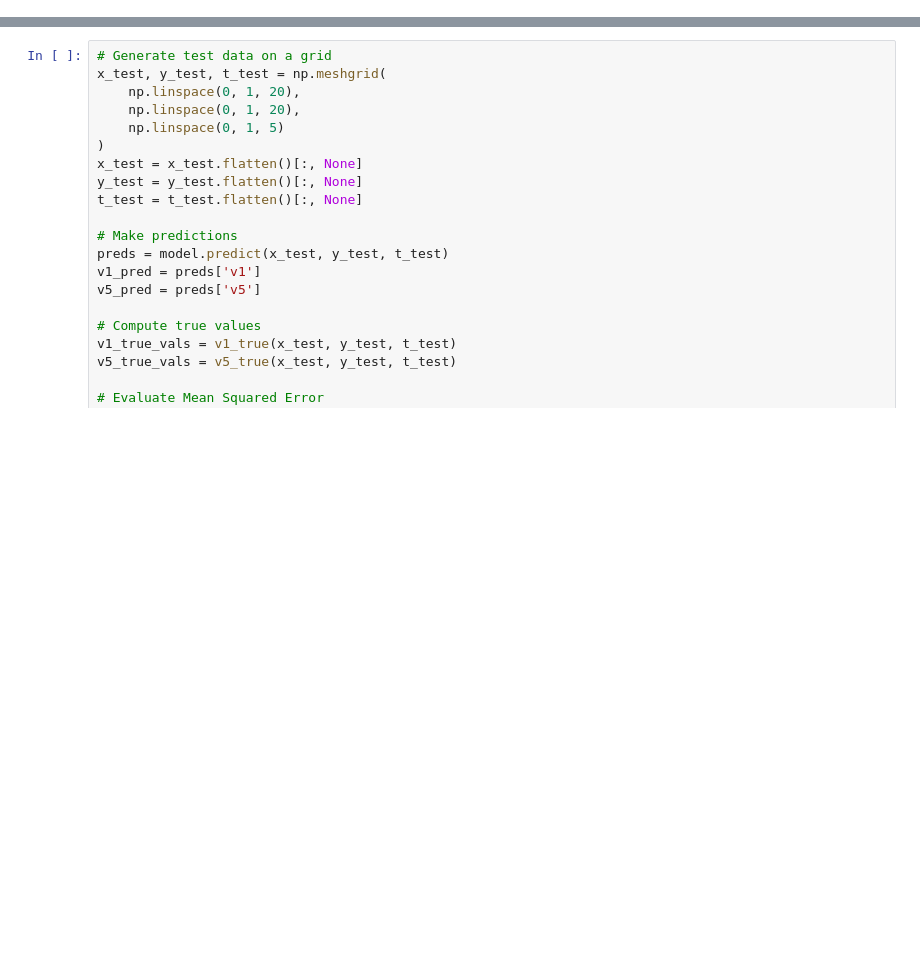
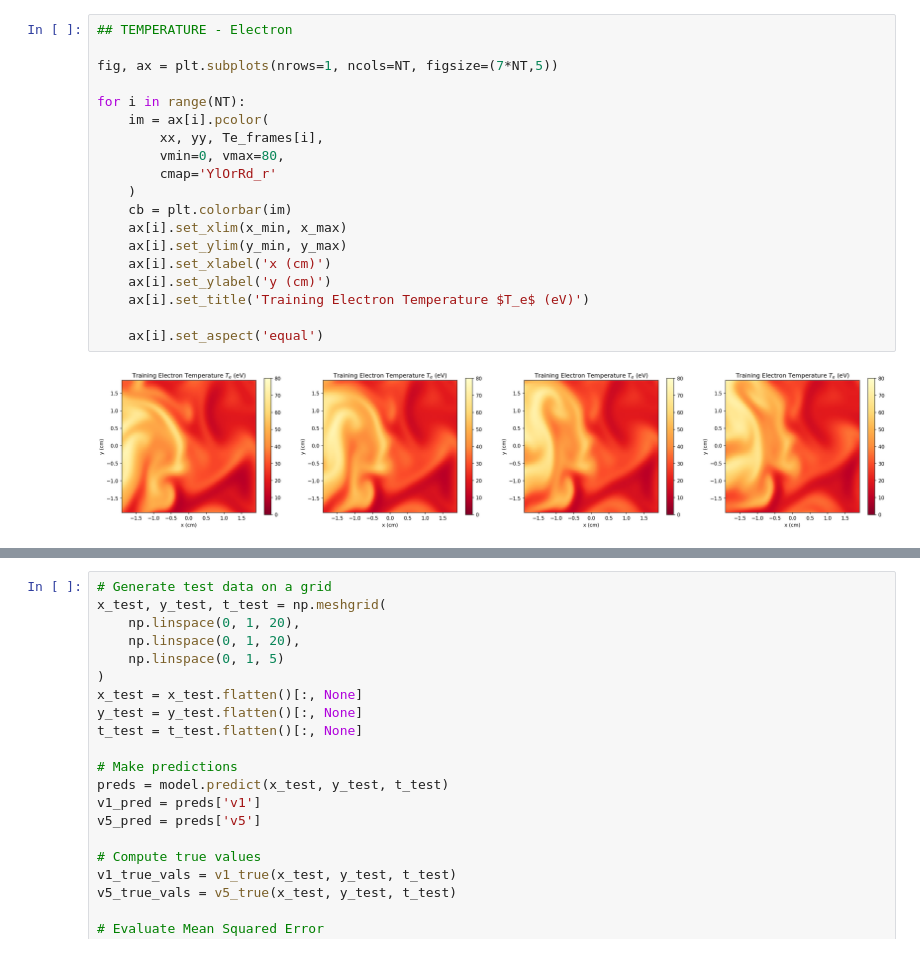
Before and after one commit to fmunguia-wulf/ECE228FinalProject, a Jupyter notebook: Test_Prediction.ipynb, the cells around one changed output, grey strips where cells are left out. Drawn from its saved outputs; the diff is of its cells as text; blank space fills up the shorter version.

```diff
--- a/Test_Prediction.ipynb
+++ b/Test_Prediction.ipynb
@@ -1,3 +77,24 @@
+# %%
+## TEMPERATURE - Electron
+
+fig, ax = plt.subplots(nrows=1, ncols=NT, figsize=(7*NT,5))
+
+for i in range(NT):
+    im = ax[i].pcolor(
+        xx, yy, Te_frames[i],
+        vmin=0, vmax=80,
+        cmap='YlOrRd_r'
+    )
+    cb = plt.colorbar(im)
+    ax[i].set_xlim(x_min, x_max)
+    ax[i].set_ylim(y_min, y_max)
+    ax[i].set_xlabel('x (cm)')
+    ax[i].set_ylabel('y (cm)')
+    ax[i].set_title('Training Electron Temperature $T_e$ (eV)')
+
+    ax[i].set_aspect('equal')
+# %% [output]
+[figure, added]
 # %%
 import numpy as np
 import torch
```
Also changed, not shown: parts of 7 cells of this notebook, 2 other files.
